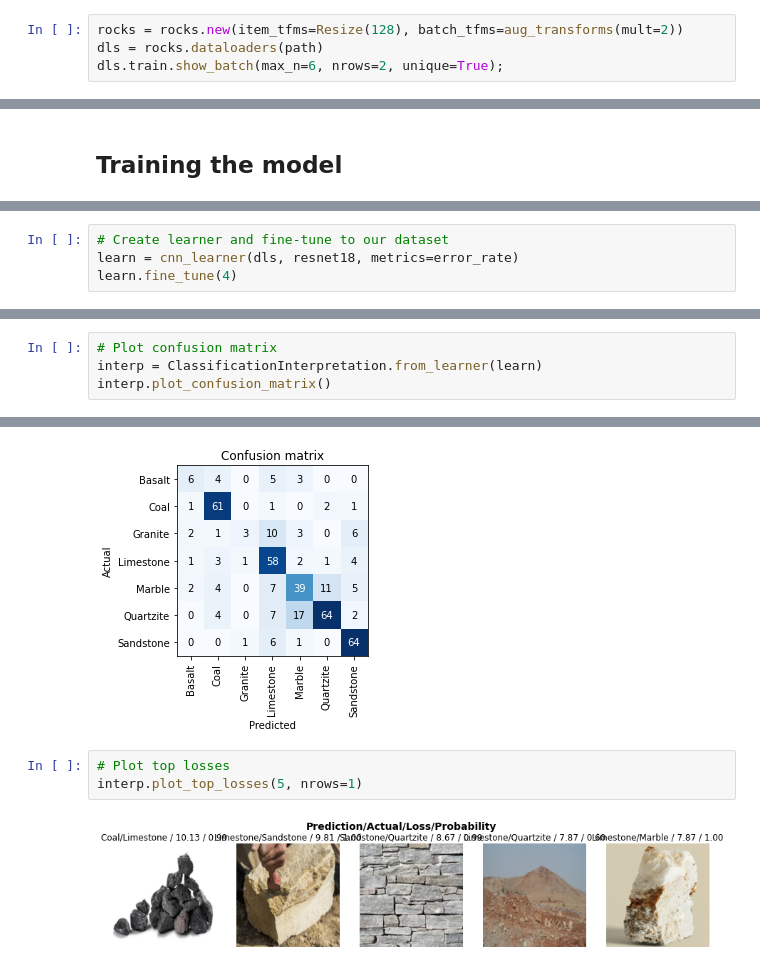
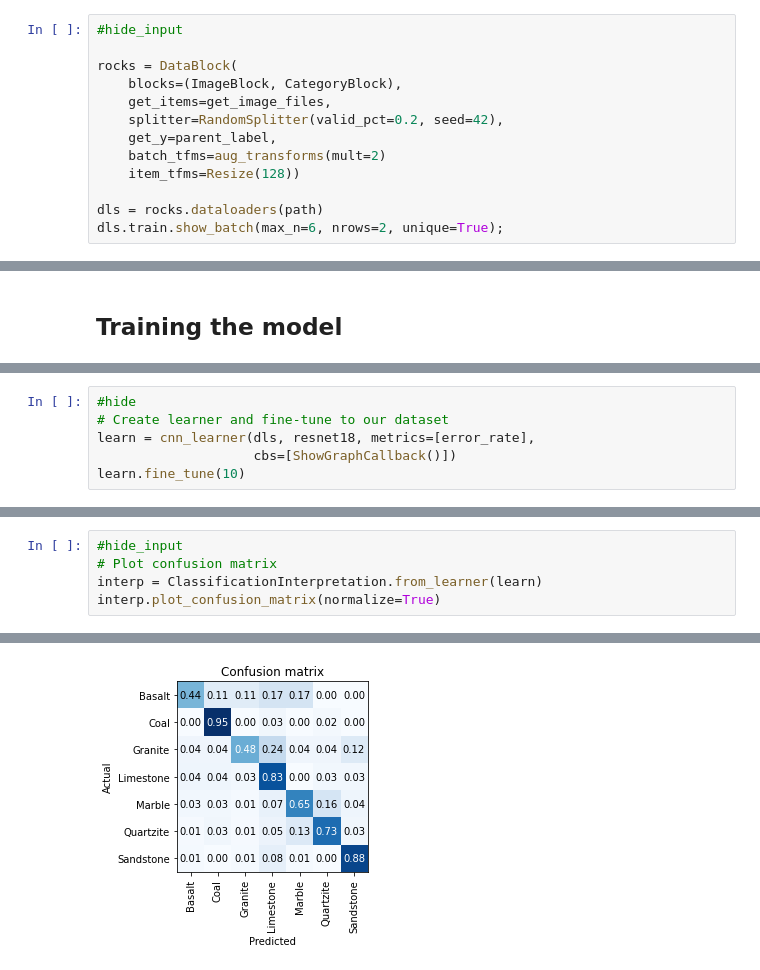
Before and after one commit to antounes/deep-learning-fastai-pytorch, a Jupyter notebook: 02_from_model_to_production.ipynb, the cells around one changed output, grey strips where cells are left out. Drawn from its saved outputs; the diff is of its cells as text.

```diff
--- a/02_from_model_to_production.ipynb
+++ b/02_from_model_to_production.ipynb
@@ -125,5 +134,14 @@ A very crucial point in machine learning (and consequently in deep learning) is
 # %%
-rocks = rocks.new(item_tfms=Resize(128), batch_tfms=aug_transforms(mult=2))
+#hide_input
+
+rocks = DataBlock(
+    blocks=(ImageBlock, CategoryBlock),
+    get_items=get_image_files,
+    splitter=RandomSplitter(valid_pct=0.2, seed=42),
+    get_y=parent_label,
+    batch_tfms=aug_transforms(mult=2)
+    item_tfms=Resize(128))
+
 dls = rocks.dataloaders(path)
 dls.train.show_batch(max_n=6, nrows=2, unique=True);
 # %% [output]
@@ -136,7 +161,9 @@ rocks = rocks.new(item_tfms=RandomResizedCrop(224, min_scale=0.5),
                   batch_tfms=aug_transforms())
 dls = rocks.dataloaders(path)
 # %%
+#hide
 # Create learner and fine-tune to our dataset
-learn = cnn_learner(dls, resnet18, metrics=error_rate)
-learn.fine_tune(4)
+learn = cnn_learner(dls, resnet18, metrics=[error_rate],
+                    cbs=[ShowGraphCallback()])
+learn.fine_tune(10)
 # %% [output]
@@ -151,12 +191,8 @@ Downloading: "https://download.pytorch.org/models/resnet18-f37072fd.pth" to /roo
 # %%
+#hide_input
 # Plot confusion matrix
 interp = ClassificationInterpretation.from_learner(learn)
-interp.plot_confusion_matrix()
+interp.plot_confusion_matrix(normalize=True)
 # %% [output]
 [interactive output not drawn]
-[figure, old version]
+[figure, new version]
-# %%
-# Plot top losses
-interp.plot_top_losses(5, nrows=1)
-# %% [output]
-[figure, removed]
```
Also changed, not shown: parts of 12 cells of this notebook.
